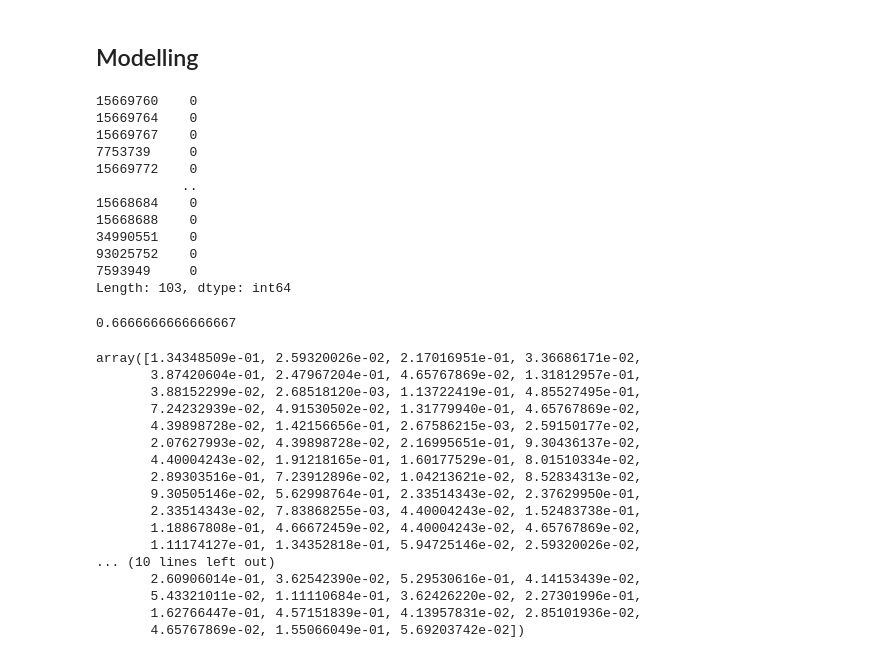
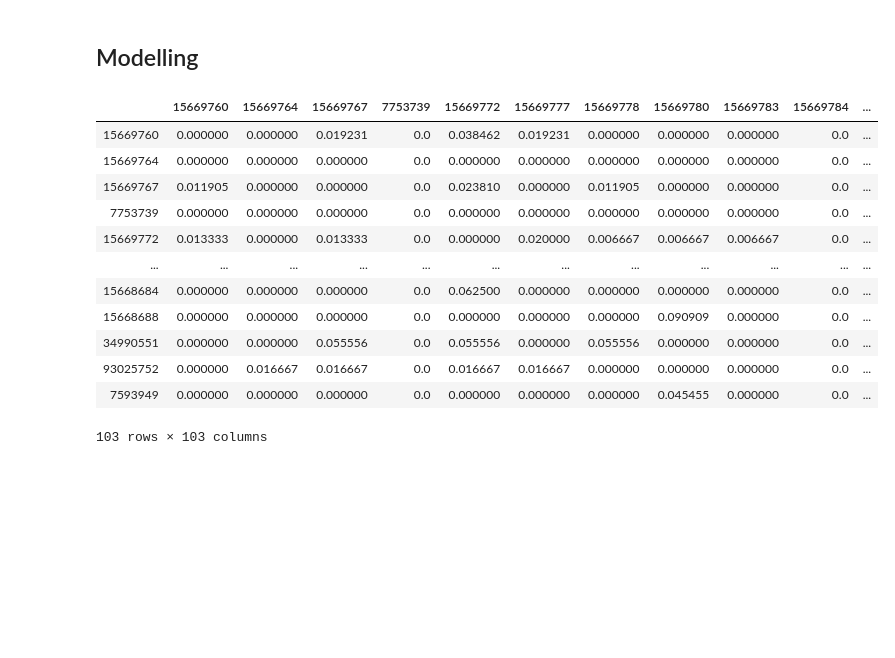
Before and after one commit to mrmachatschek/recommender_system, a Jupyter notebook: main.ipynb, the cells around one changed output. Drawn from its saved outputs; the diff is of its cells as text; code cells hidden in the pictures; blank space fills up the shorter version.

```diff
--- a/main.ipynb
+++ b/main.ipynb
@@ -210,20 +208,21 @@ def square_matrix(df, member, date):
     return final
 # %%
 a = square_matrix(df, "M09736", dt.datetime(2014,7,5))
-a.isna().sum()
+a
 # %% [output]
+|  | 15669760 | 15669764 | 15669767 | 7753739 | 15669772 | 15669777 | 15669778 | 15669780 | 15669783 | 15669784 | ... |
+| 15669760 | 0.000000 | 0.000000 | 0.019231 | 0.0 | 0.038462 | 0.019231 | 0.000000 | 0.000000 | 0.000000 | 0.0 | ... |
+| 15669764 | 0.000000 | 0.000000 | 0.000000 | 0.0 | 0.000000 | 0.000000 | 0.000000 | 0.000000 | 0.000000 | 0.0 | ... |
+| 15669767 | 0.011905 | 0.000000 | 0.000000 | 0.0 | 0.023810 | 0.000000 | 0.011905 | 0.000000 | 0.000000 | 0.0 | ... |
+| 7753739 | 0.000000 | 0.000000 | 0.000000 | 0.0 | 0.000000 | 0.000000 | 0.000000 | 0.000000 | 0.000000 | 0.0 | ... |
+| 15669772 | 0.013333 | 0.000000 | 0.013333 | 0.0 | 0.000000 | 0.020000 | 0.006667 | 0.006667 | 0.006667 | 0.0 | ... |
+| ... | ... | ... | ... | ... | ... | ... | ... | ... | ... | ... | ... |
+| 15668684 | 0.000000 | 0.000000 | 0.000000 | 0.0 | 0.062500 | 0.000000 | 0.000000 | 0.000000 | 0.000000 | 0.0 | ... |
+| 15668688 | 0.000000 | 0.000000 | 0.000000 | 0.0 | 0.000000 | 0.000000 | 0.000000 | 0.090909 | 0.000000 | 0.0 | ... |
+| 34990551 | 0.000000 | 0.000000 | 0.055556 | 0.0 | 0.055556 | 0.000000 | 0.055556 | 0.000000 | 0.000000 | 0.0 | ... |
+| 93025752 | 0.000000 | 0.016667 | 0.016667 | 0.0 | 0.016667 | 0.016667 | 0.000000 | 0.000000 | 0.000000 | 0.0 | ... |
+| 7593949 | 0.000000 | 0.000000 | 0.000000 | 0.0 | 0.000000 | 0.000000 | 0.000000 | 0.045455 | 0.000000 | 0.0 | ... |
-15669760    0
-15669764    0
-15669767    0
-7753739     0
-15669772    0
-           ..
-15668684    0
-15668688    0
-34990551    0
-93025752    0
-7593949     0
-Length: 103, dtype: int64
+103 rows × 103 columns
 # %%
 def measure_similarity(basket1, basket2, distance):
     """ This function returns the similarity measure of two baskets.
@@ -253,38 +252,12 @@ def evaluate_recommendation(member, recommended_items, test_start_date):
         score = measure_similarity(order.values, recommended_order, "jaccard")
         similarity_scores.append(score)
         return np.mean(similarity_scores)
-
-evaluate_recommendation(member, recommended_items, test_start_date)
-# %% [output]
-0.6666666666666667
 # %%
 def powerMethod(A,iter):
     n = A.shape[1]
     m = 1/n #weight of each product
     x0 = [1]*n #final vector
-    delta = m*(np.array([1]*n,dtype='float64')/n) # array([1]*n is [1 1 ... 1] n times how the iteration proceed
+    delta = m*(np.array([1]*n,dtype='float64')/n)
     for i in range(iter):
         x0 = np.dot((1-m),np.dot(A,x0)) + delta
-    return x0
-
-df1_transposed = a.T # or df1.transpose()
-A = np.array(df1_transposed)
-powerMethod(A,200)
+    return pd.DataFrame(x0, columns=["page_rank"], index=A.index.values).sort_values("page_rank", ascending=False) # TODO check is skus are correct
-# %% [output]
-array([1.34348509e-01, 2.59320026e-02, 2.17016951e-01, 3.36686171e-02,
-       3.87420604e-01, 2.47967204e-01, 4.65767869e-02, 1.31812957e-01,
-       3.88152299e-02, 2.68518120e-03, 1.13722419e-01, 4.85527495e-01,
-       7.24232939e-02, 4.91530502e-02, 1.31779940e-01, 4.65767869e-02,
-       4.39898728e-02, 1.42156656e-01, 2.67586215e-03, 2.59150177e-02,
-       2.07627993e-02, 4.39898728e-02, 2.16995651e-01, 9.30436137e-02,
-       4.40004243e-02, 1.91218165e-01, 1.60177529e-01, 8.01510334e-02,
-       2.89303516e-01, 7.23912896e-02, 1.04213621e-02, 8.52834313e-02,
-       9.30505146e-02, 5.62998764e-01, 2.33514343e-02, 2.37629950e-01,
-       2.33514343e-02, 7.83868255e-03, 4.40004243e-02, 1.52483738e-01,
-       1.18867808e-01, 4.66672459e-02, 4.40004243e-02, 4.65767869e-02,
-       1.11174127e-01, 1.34352818e-01, 5.94725146e-02, 2.59320026e-02,
-... (10 lines left out)
-       2.60906014e-01, 3.62542390e-02, 5.29530616e-01, 4.14153439e-02,
-       5.43321011e-02, 1.11110684e-01, 3.62426220e-02, 2.27301996e-01,
-       1.62766447e-01, 4.57151839e-01, 4.13957831e-02, 2.85101936e-02,
-       4.65767869e-02, 1.55066049e-01, 5.69203742e-02])
```
Also changed, not shown: parts of 17 cells of this notebook.
